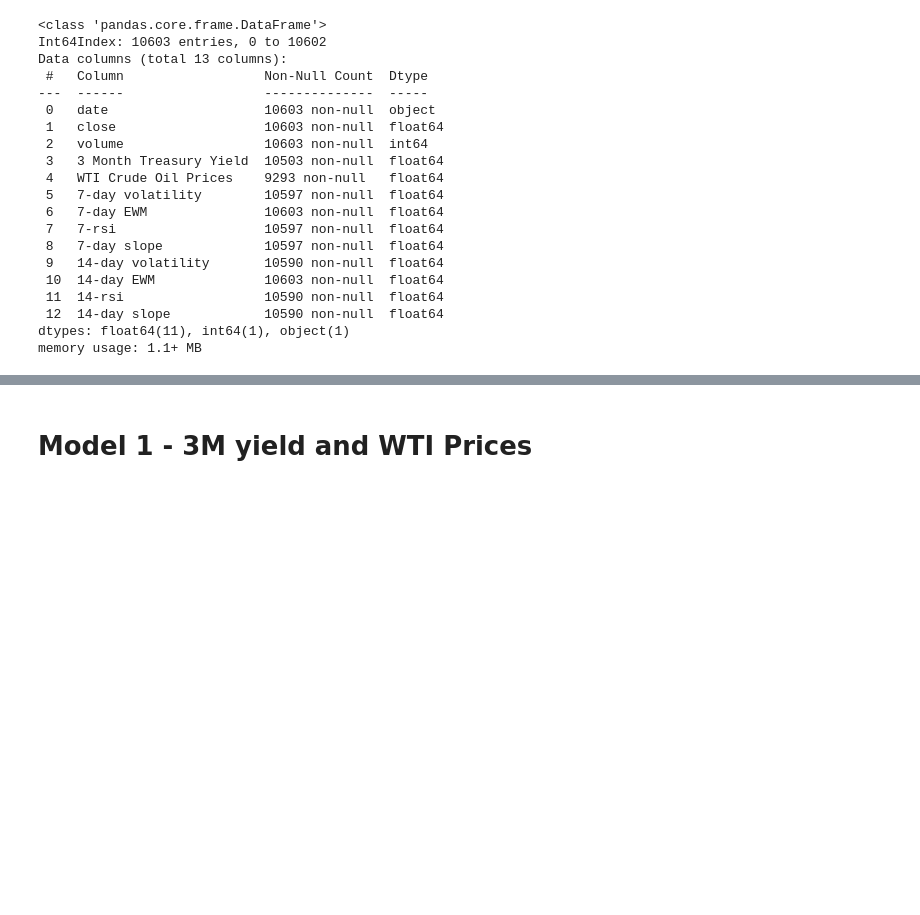
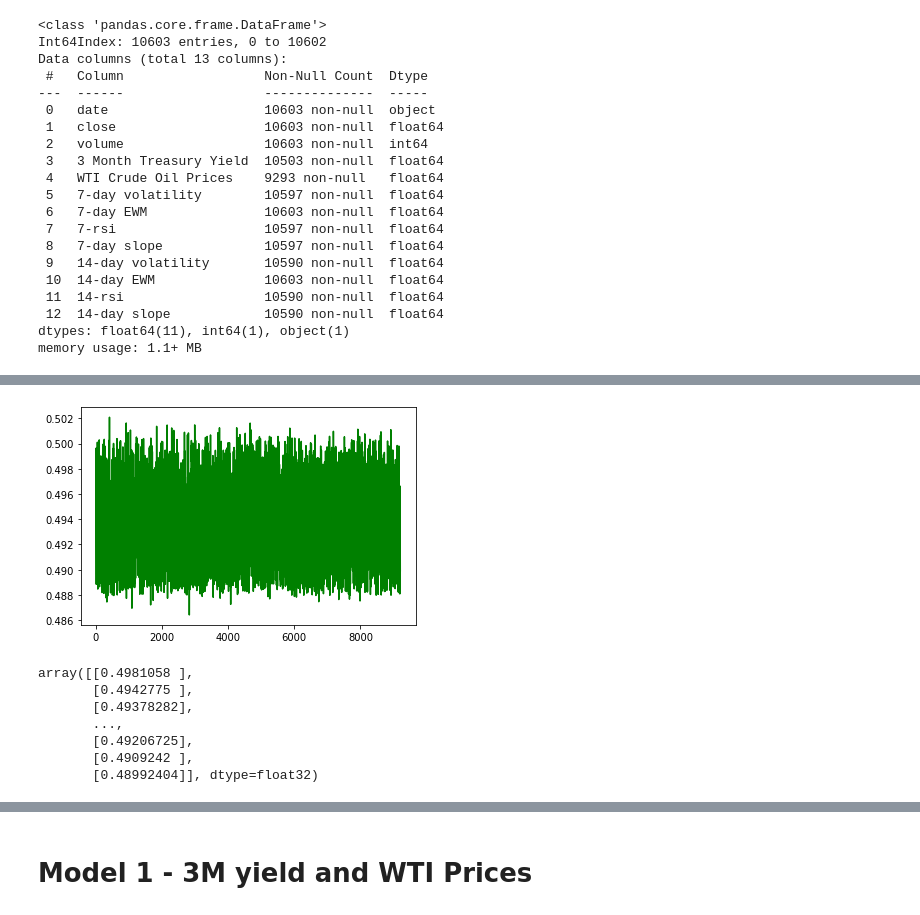
Before and after one commit to hongming-wong/Equities_Price_Prediction_XAI, a Jupyter notebook: Models/LSTM_v3.ipynb, the cells around one changed output, grey strips where cells are left out. Drawn from its saved outputs; the diff is of its cells as text; code cells hidden in the pictures; blank space fills up the shorter version.

```diff
--- a/Models/LSTM_v3.ipynb
+++ b/Models/LSTM_v3.ipynb
@@ -143,0 +169,12 @@ KeyboardInterrupt:
+# %%
+def summarize_results(model, data, y = None):
+  predicted = model.predict(data)
+  if y is not None:
+    actual = y.reshape(-1, 1)
+    plt.plot(actual, label = 'actual', color='red')
+  plt.plot(predicted, label = 'predicted', color = 'green')
+  plt.show()
+  return predicted
+# %%
+summarize_results(control_model_1a, train_X_control_1a)
+# %% [output]
@@ -143,0 +182,8 @@ KeyboardInterrupt:
+[figure, added]
+array([[0.4981058 ],
+       [0.4942775 ],
+       [0.49378282],
+       ...,
+       [0.49206725],
+       [0.4909242 ],
+       [0.48992404]], dtype=float32)
```
Also changed, not shown: parts of 49 cells of this notebook.
